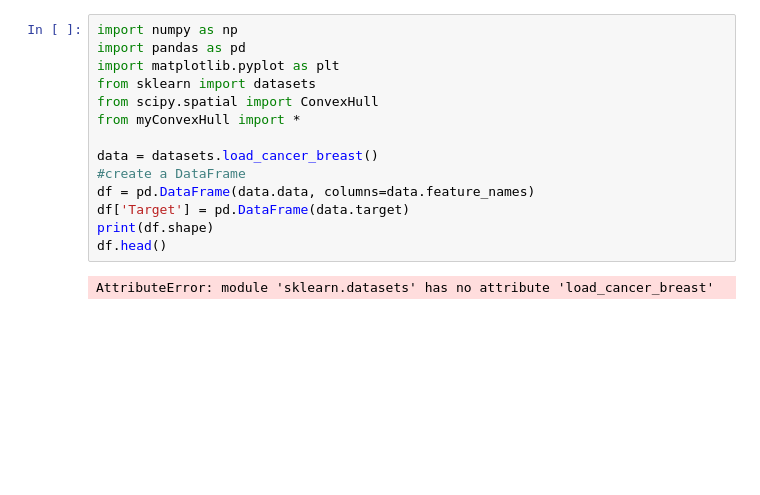
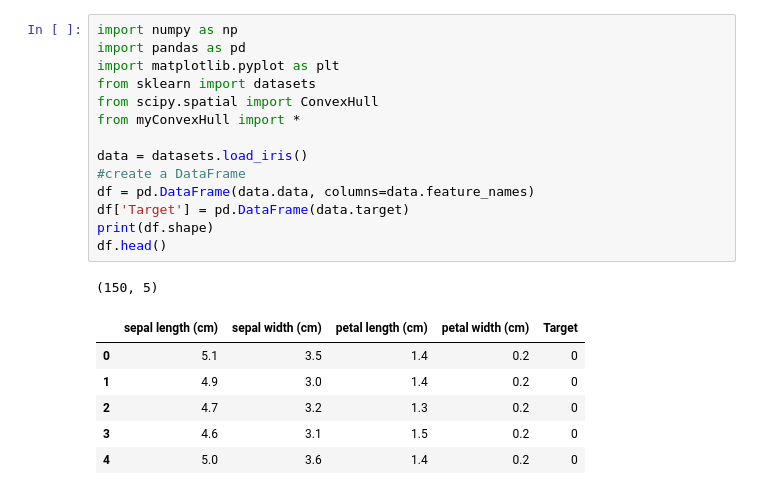
Before and after one commit to adeliaaaa/Tucil2-STIMA, a Jupyter notebook: main.ipynb, the cells around one changed output. Saved outputs shown, nothing was run; the diff lists cells and outputs as text; blank space fills up the shorter version.

```diff
--- a/main.ipynb
+++ b/main.ipynb
@@ -1,19 +1,25 @@
 # %%
 import numpy as np
 import pandas as pd
 import matplotlib.pyplot as plt
 from sklearn import datasets
 from scipy.spatial import ConvexHull
 from myConvexHull import *
 
-data = datasets.load_cancer_breast()
+data = datasets.load_iris()
 #create a DataFrame
 df = pd.DataFrame(data.data, columns=data.feature_names)
 df['Target'] = pd.DataFrame(data.target)
 print(df.shape)
 df.head()
 # %% [output]
-AttributeError: module 'sklearn.datasets' has no attribute 'load_cancer_breast'
+(150, 5)
+|  | sepal length (cm) | sepal width (cm) | petal length (cm) | petal width (cm) | Target |
+| 0 | 5.1 | 3.5 | 1.4 | 0.2 | 0 |
+| 1 | 4.9 | 3.0 | 1.4 | 0.2 | 0 |
+| 2 | 4.7 | 3.2 | 1.3 | 0.2 | 0 |
+| 3 | 4.6 | 3.1 | 1.5 | 0.2 | 0 |
+| 4 | 5.0 | 3.6 | 1.4 | 0.2 | 0 |
 # %%
 #visualisasi hasil ConvexHull
 import matplotlib.pyplot as plt
```
Also changed, not shown: parts of 2 cells of this notebook, 4 other files.
